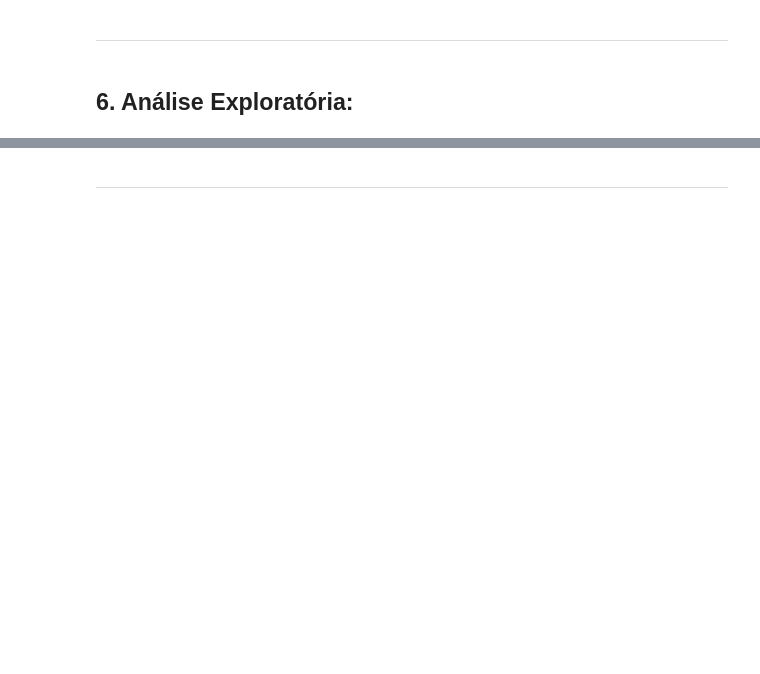
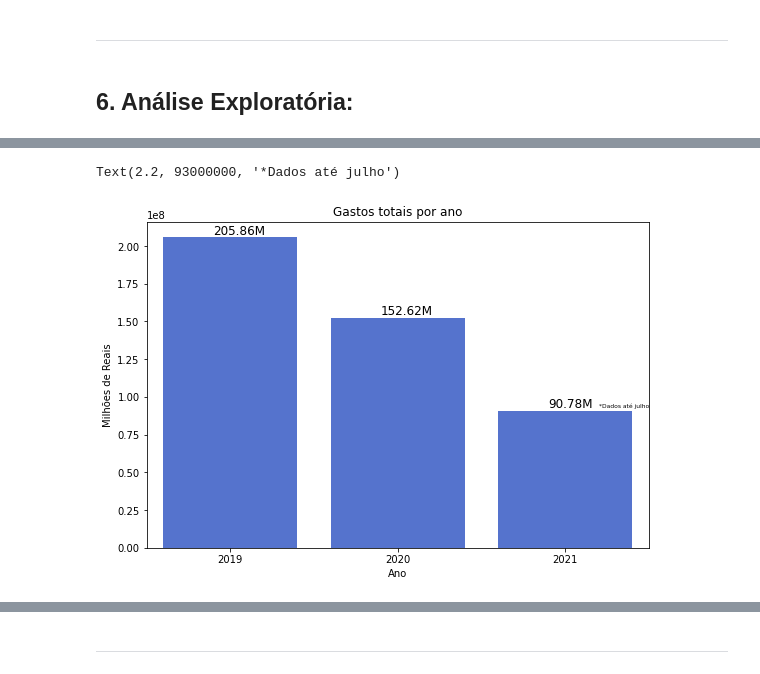
Before and after one commit to vpurple23/Projeto-Modulo-5-Grupo-9, a Jupyter notebook: Projeto_Final_Módulo_5_[G9].ipynb, the cells around one changed output, grey strips where cells are left out. Saved outputs shown, nothing was run; the diff lists cells and outputs as text; code cells hidden in the pictures; blank space fills up the shorter version.

```diff
--- a/Projeto_Final_Módulo_5_[G9].ipynb
+++ b/Projeto_Final_Módulo_5_[G9].ipynb
@@ -331,0 +373,8 @@ df.tail()
+# %%
+diaSemana = df.datEmissao
+lista = []
+for i in diaSemana:
+   lista.append(calendar.day_name[i.weekday()])
+DiaSemana = pd.Series(lista)
+df = pd.concat([df,DiaSemana],axis=1)
+df.rename(columns={0:'DiaSemana'},inplace=True)
@@ -331,0 +394,7 @@ df.tail()
+# %%
+# criamos uma função pra inserir o mes por extenso e assim poder criar a coluna 'Datacompleta' e plotar os graficos com um entendimento melhor
+def mes_extenso(x,dic):
+    for i,j in dic.items():
+        if x == i:
+            x=j
+    return x
@@ -341,0 +503,15 @@ df.tail()
+# %%
+plt.figure(figsize=(9,6))
+ax = sns.barplot(data=questao1, x = 'numAno',y='vlrLiquido',color='royalblue')
+plt.xlabel('Ano')
+plt.ylabel('Milhões de Reais')
+plt.title('Gastos totais por ano',size=12)
+i=0
+for k,valor in questao1.iterrows():
+    plt.annotate(f'{round(valor.vlrLiquido/1000000,2)}M',xy=(i,valor.vlrLiquido),xytext=(i-0.1,valor.vlrLiquido+2000000),fontsize=12)
+    i=i+1
+
+plt.annotate('*Dados até julho',xy=(2.2,93000000),fontsize=6)
+# %% [output]
+Text(2.2, 93000000, '*Dados até julho')
+[figure, added]
```
Also changed, not shown: parts of 151 cells of this notebook.
